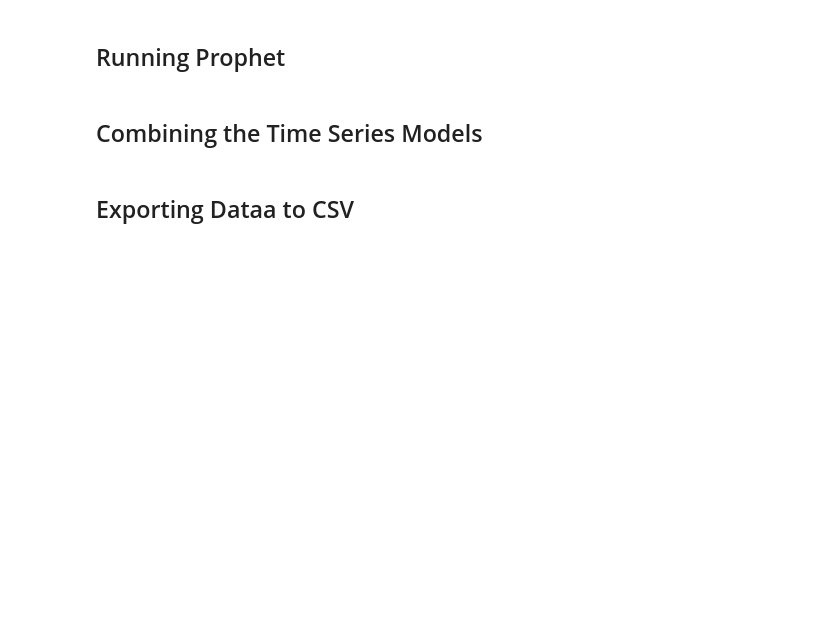
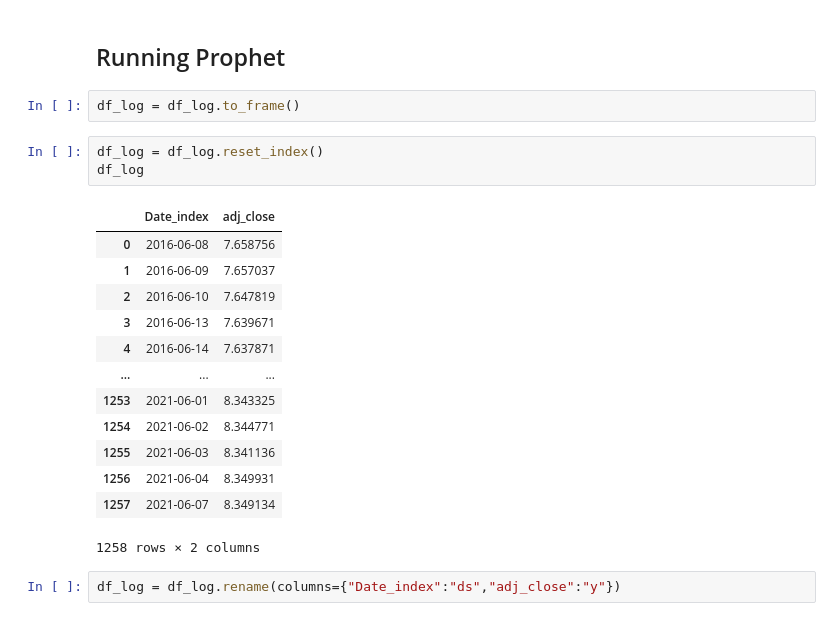
Before and after one commit to edologgerbird/SP500-forecast, a Jupyter notebook: SP500-forecasting.ipynb, the cells around one changed output. Saved outputs shown, nothing was run; the diff lists cells and outputs as text; blank space fills up the shorter version.

```diff
--- a/SP500-forecasting.ipynb
+++ b/SP500-forecasting.ipynb
@@ -459,7 +461,24 @@ RMSE: 0.04941526116489416
 MAPE: 0.004912035696507179
 # %% [markdown]
 ## Running Prophet
-# %% [markdown]
-## Combining the Time Series Models
-# %% [markdown]
-## Exporting Dataa to CSV
+# %%
+df_log = df_log.to_frame()
+# %%
+df_log = df_log.reset_index()
+df_log
+# %% [output]
+|  | Date_index | adj_close |
+| 0 | 2016-06-08 | 7.658756 |
+| 1 | 2016-06-09 | 7.657037 |
+| 2 | 2016-06-10 | 7.647819 |
+| 3 | 2016-06-13 | 7.639671 |
+| 4 | 2016-06-14 | 7.637871 |
+| ... | ... | ... |
+| 1253 | 2021-06-01 | 8.343325 |
+| 1254 | 2021-06-02 | 8.344771 |
+| 1255 | 2021-06-03 | 8.341136 |
+| 1256 | 2021-06-04 | 8.349931 |
+| 1257 | 2021-06-07 | 8.349134 |
+1258 rows × 2 columns
+# %%
+df_log = df_log.rename(columns={"Date_index":"ds","adj_close":"y"})
```
Also changed, not shown: parts of 15 cells of this notebook.
